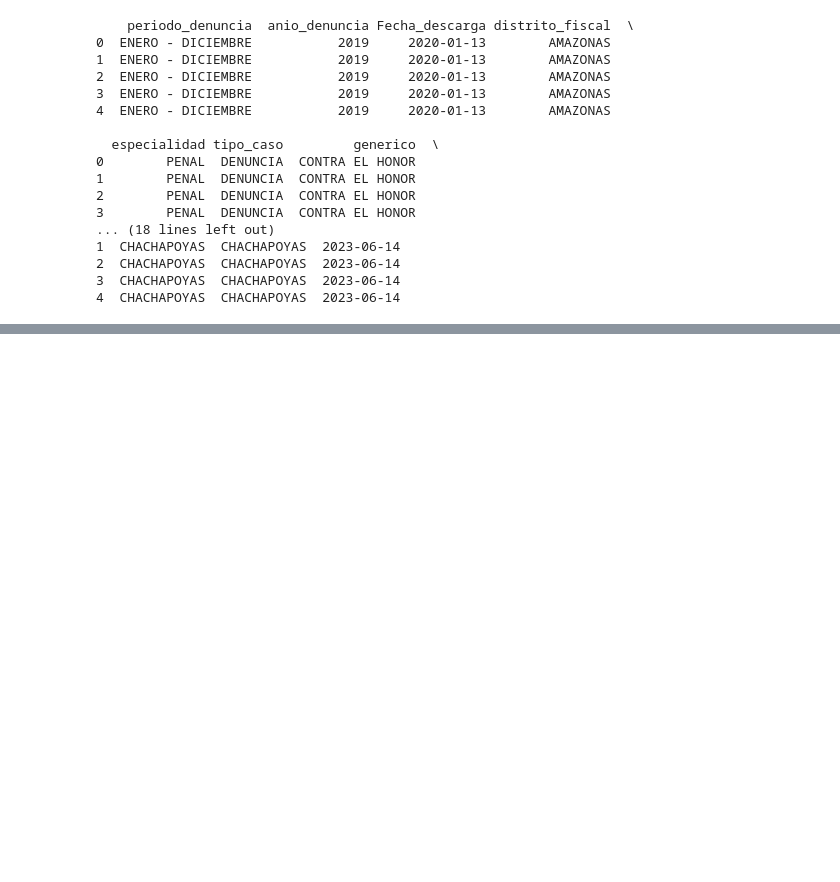
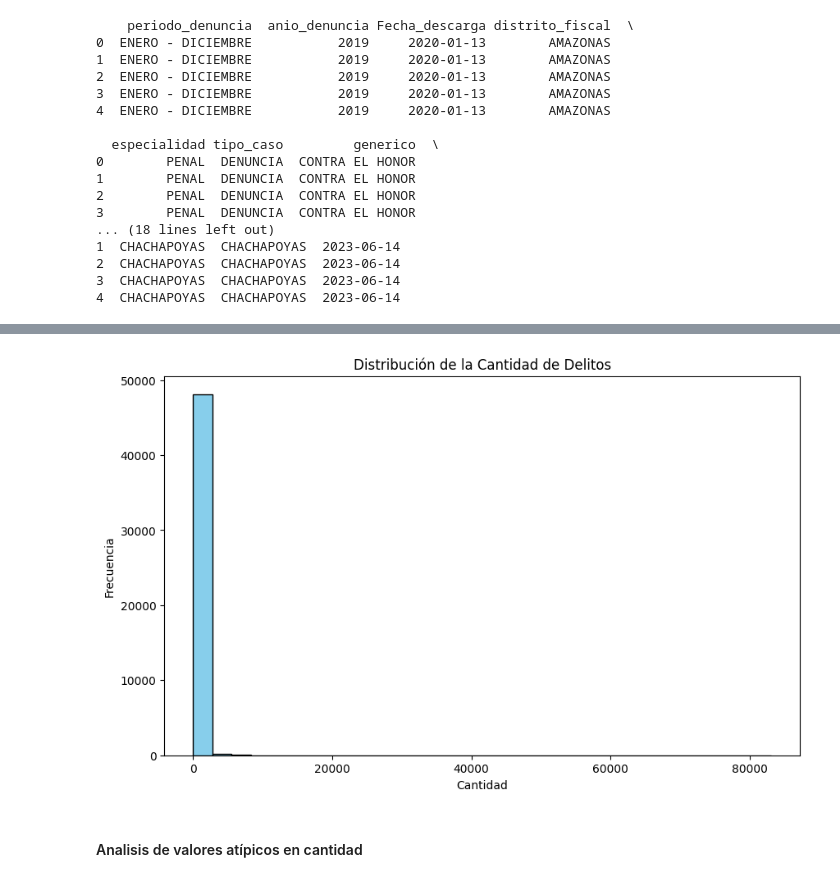
Before and after one commit to xKevO/Analisis_delitos_peru, a Jupyter notebook: delitos_peru.ipynb, the cells around one changed output, grey strips where cells are left out. Saved outputs shown, nothing was run; the diff lists cells and outputs as text; code cells hidden in the pictures; blank space fills up the shorter version.

```diff
--- a/delitos_peru.ipynb
+++ b/delitos_peru.ipynb
@@ -5,7 +5,7 @@ import pandas as pd
 import os
 
 # Ruta local en tu Mac donde tienes los archivos CSV
-folder_path = '/Users/kevinmr/Workspace/PORTAFOLIO/Analisis_delitos_peru/'  # Actualiza con la ruta exacta en tu Mac
+folder_path = r'C:\Users\Workspace2\Criminalidad_peru\Analisis_delitos_peru'
 
 # Lista de archivos CSV
 file_names = ['delitos_2019.csv', 'delitos_2020.csv', 'delitos_2021.csv', 'delitos_2022.csv', 'delitos_2023.csv']
@@ -146,0 +162,15 @@ print(df_delitos.head())
+# %%
+import matplotlib.pyplot as plt
+
+# Histograma para la cantidad de delitos
+plt.figure(figsize=(10, 6))
+df_delitos['cantidad'].hist(bins=30, color='skyblue', edgecolor='black')
+plt.title('Distribución de la Cantidad de Delitos')
+plt.xlabel('Cantidad')
+plt.ylabel('Frecuencia')
+plt.grid(False)
+plt.show()
+# %% [output]
+[figure, added]
+# %% [markdown]
+#### Analisis de valores atípicos en cantidad
```
Also changed, not shown: parts of 16 cells of this notebook, 1 other file.
